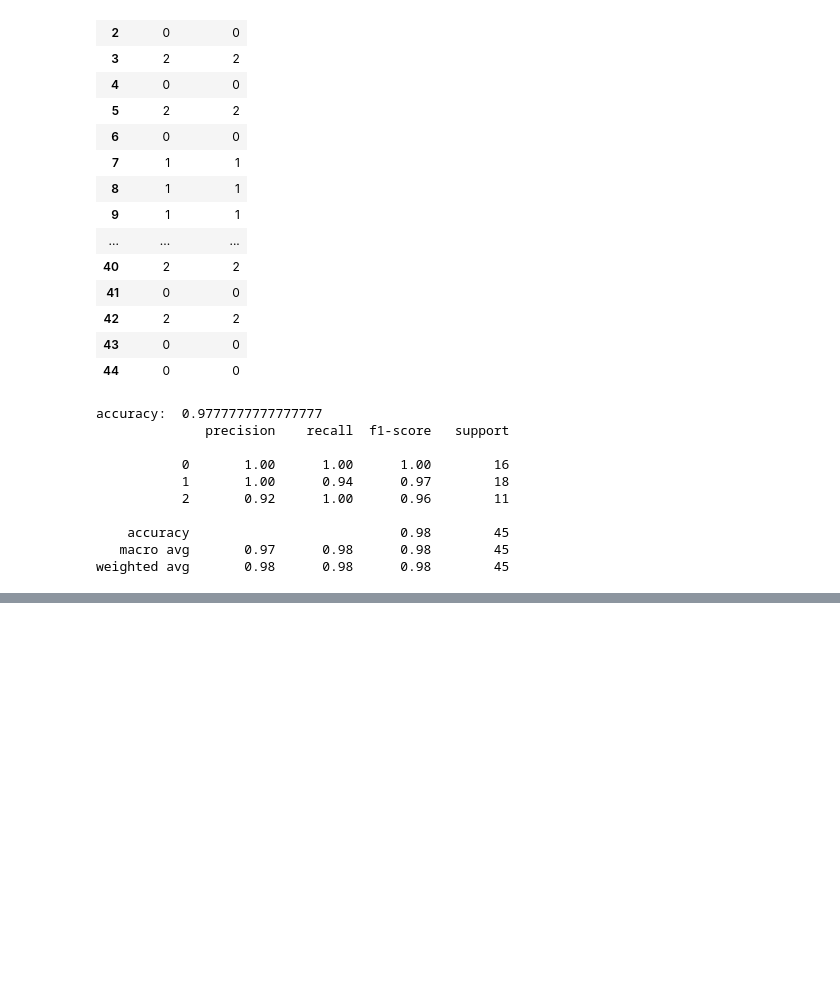
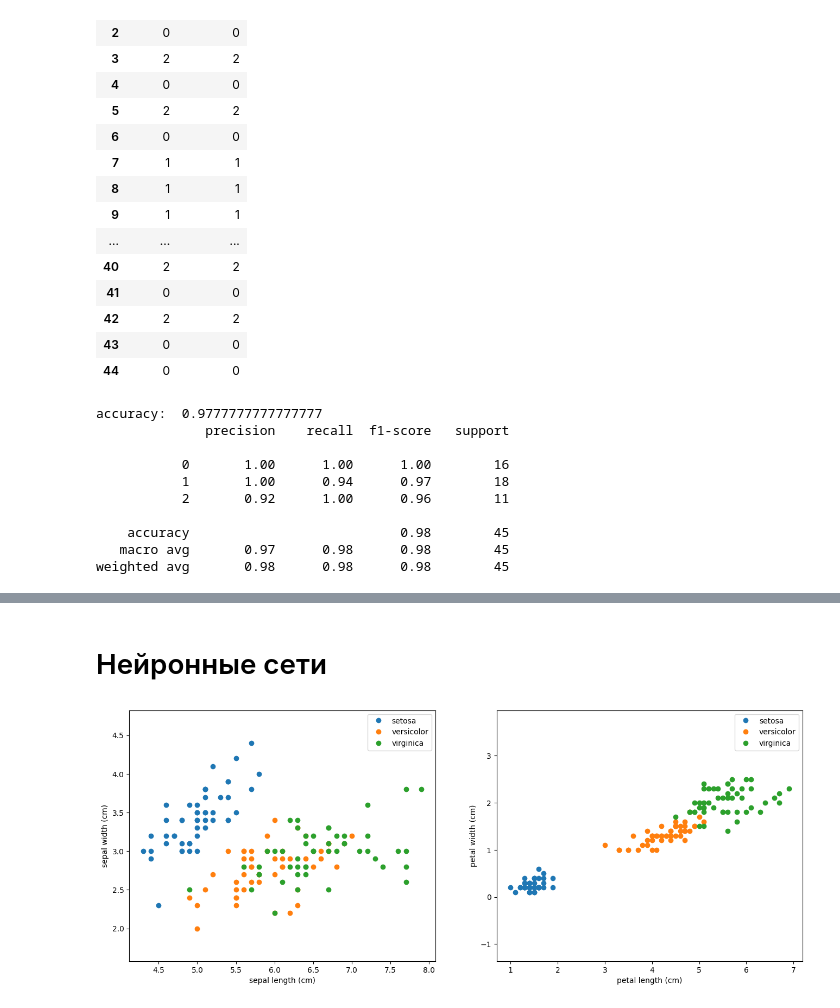
Before and after one commit to kinglordie/NIR, a Jupyter notebook: Iris.ipynb, the cells around one changed output, grey strips where cells are left out. Saved outputs shown, nothing was run; the diff lists cells and outputs as text; code cells hidden in the pictures; blank space fills up the shorter version.

```diff
--- a/Iris.ipynb
+++ b/Iris.ipynb
@@ -214,0 +215,2 @@ tree.plot_tree(dectree,filled=True)
+# %% [markdown]
+# Нейронные сети
@@ -214,0 +224,31 @@ tree.plot_tree(dectree,filled=True)
+# %%
+from sklearn.model_selection import train_test_split
+from keras.utils import to_categorical
+X = iris['data']
+Y = iris['target']
+names = iris['target_names']
+feature_names = iris['feature_names']
+X_train, X_test, Y_train, Y_test = train_test_split(X, Y, test_size=0.3, stratify=y, random_state=0)
+train_labels = to_categorical(Y_train)
+test_labels = to_categorical(Y_test)
+# %%
+plt.figure(figsize=(16, 6))
+plt.subplot(1, 2, 1)
+for target, target_name in enumerate(names):
+    X_plot = X[Y == target]
+    plt.plot(X_plot[:, 0], X_plot[:, 1], linestyle='none', marker='o', label=target_name)
+plt.xlabel(feature_names[0])
+plt.ylabel(feature_names[1])
+plt.axis('equal')
+plt.legend();
+
+plt.subplot(1, 2, 2)
+for target, target_name in enumerate(names):
+    X_plot = X[Y == target]
+    plt.plot(X_plot[:, 2], X_plot[:, 3], linestyle='none', marker='o', label=target_name)
+plt.xlabel(feature_names[2])
+plt.ylabel(feature_names[3])
+plt.axis('equal')
+plt.legend();
+# %% [output]
+[figure, added]
```
Also changed, not shown: parts of 9 cells of this notebook.
